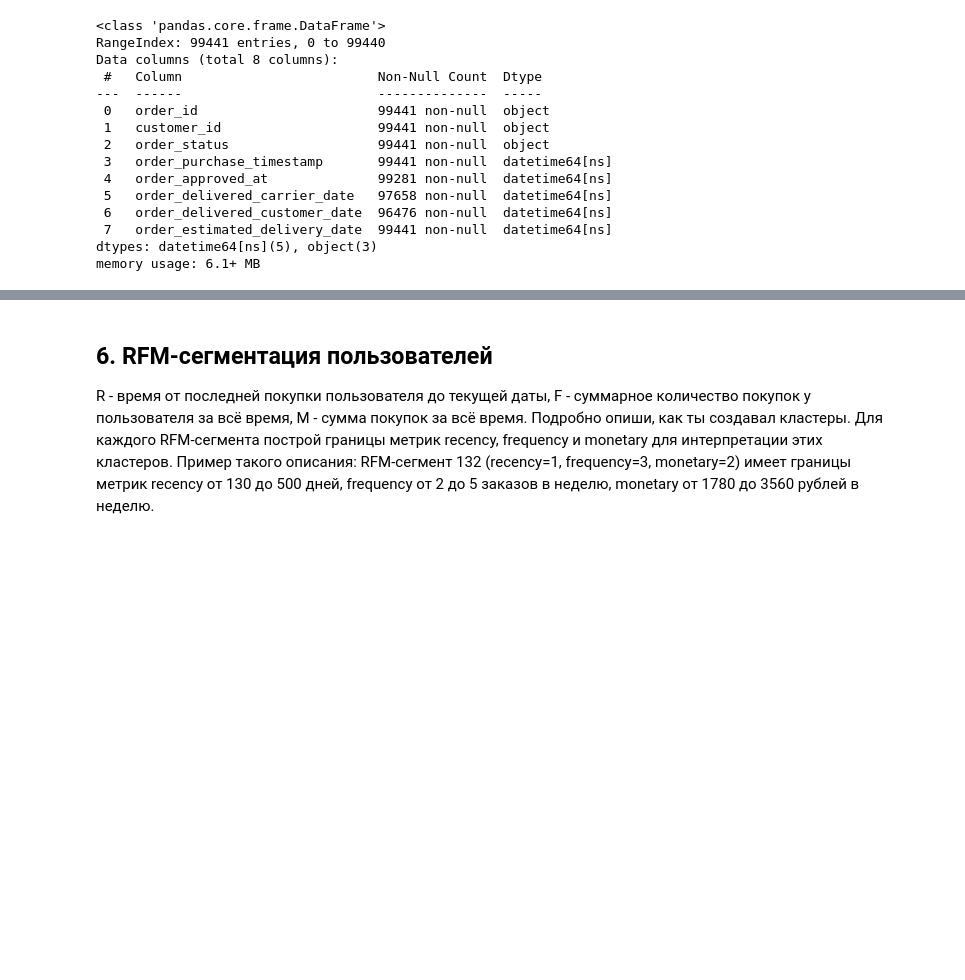
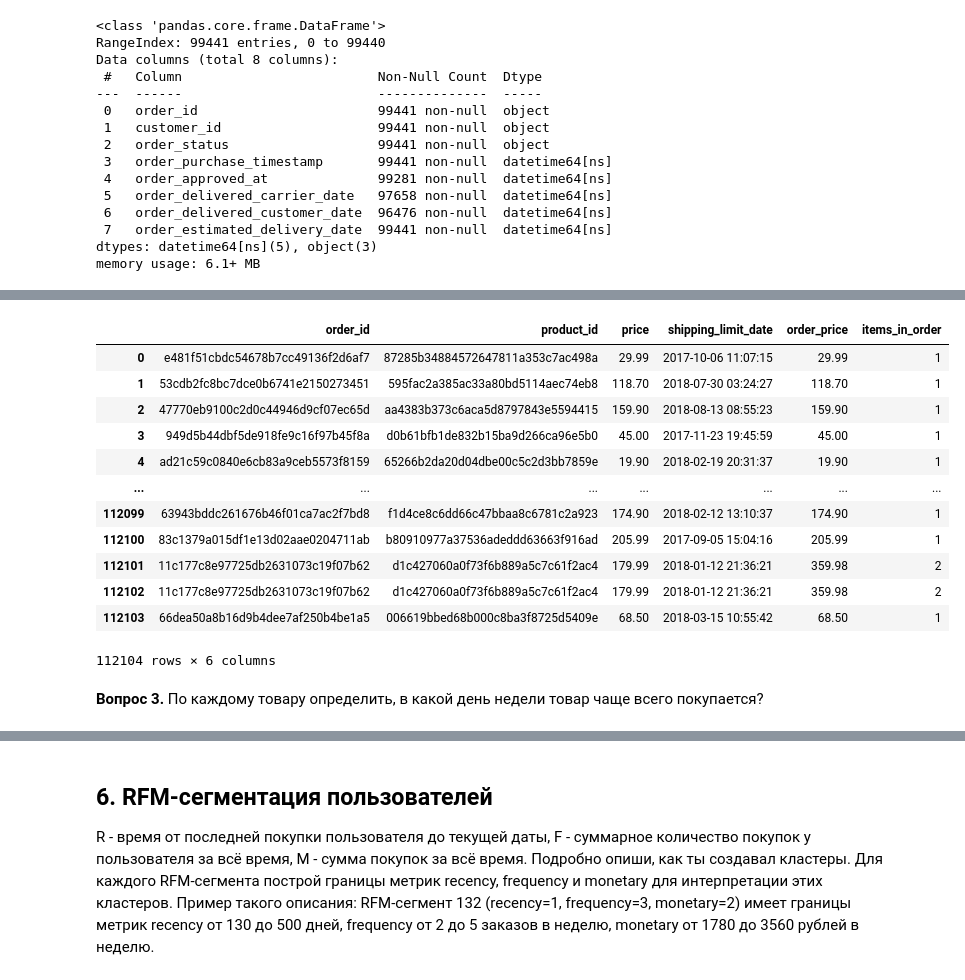
Before and after one commit to xeha/ecommerce_project, a Jupyter notebook: ecommerce_project.ipynb, the cells around one changed output, grey strips where cells are left out. Saved outputs shown, nothing was run; the diff lists cells and outputs as text; code cells hidden in the pictures; blank space fills up the shorter version.

```diff
--- a/ecommerce_project.ipynb
+++ b/ecommerce_project.ipynb
@@ -515,0 +366,18 @@ Freq: M, Name: 3, dtype: float64
+# %%
+bought_items_df
+# %% [output]
+|  | order_id | product_id | price | shipping_limit_date | order_price | items_in_order |
+| 0 | e481f51cbdc54678b7cc49136f2d6af7 | 87285b34884572647811a353c7ac498a | 29.99 | 2017-10-06 11:07:15 | 29.99 | 1 |
+| 1 | 53cdb2fc8bc7dce0b6741e2150273451 | 595fac2a385ac33a80bd5114aec74eb8 | 118.70 | 2018-07-30 03:24:27 | 118.70 | 1 |
+| 2 | 47770eb9100c2d0c44946d9cf07ec65d | aa4383b373c6aca5d8797843e5594415 | 159.90 | 2018-08-13 08:55:23 | 159.90 | 1 |
+| 3 | 949d5b44dbf5de918fe9c16f97b45f8a | d0b61bfb1de832b15ba9d266ca96e5b0 | 45.00 | 2017-11-23 19:45:59 | 45.00 | 1 |
+| 4 | ad21c59c0840e6cb83a9ceb5573f8159 | 65266b2da20d04dbe00c5c2d3bb7859e | 19.90 | 2018-02-19 20:31:37 | 19.90 | 1 |
+| ... | ... | ... | ... | ... | ... | ... |
+| 112099 | 63943bddc261676b46f01ca7ac2f7bd8 | f1d4ce8c6dd66c47bbaa8c6781c2a923 | 174.90 | 2018-02-12 13:10:37 | 174.90 | 1 |
+| 112100 | 83c1379a015df1e13d02aae0204711ab | b80910977a37536adeddd63663f916ad | 205.99 | 2017-09-05 15:04:16 | 205.99 | 1 |
+| 112101 | 11c177c8e97725db2631073c19f07b62 | d1c427060a0f73f6b889a5c7c61f2ac4 | 179.99 | 2018-01-12 21:36:21 | 359.98 | 2 |
+| 112102 | 11c177c8e97725db2631073c19f07b62 | d1c427060a0f73f6b889a5c7c61f2ac4 | 179.99 | 2018-01-12 21:36:21 | 359.98 | 2 |
+| 112103 | 66dea50a8b16d9b4dee7af250b4be1a5 | 006619bbed68b000c8ba3f8725d5409e | 68.50 | 2018-03-15 10:55:42 | 68.50 | 1 |
+112104 rows × 6 columns
+# %% [markdown]
+**Вопрос 3.** По каждому товару определить, в какой день недели товар чаще всего покупается?
```
Also changed, not shown: parts of 99 cells of this notebook, 7 other files.
